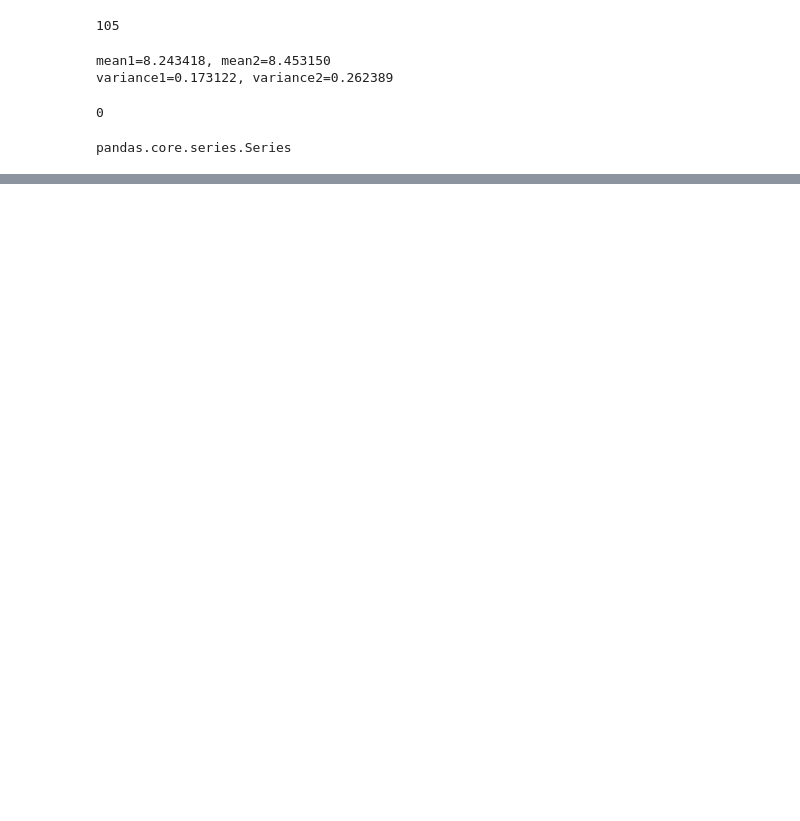
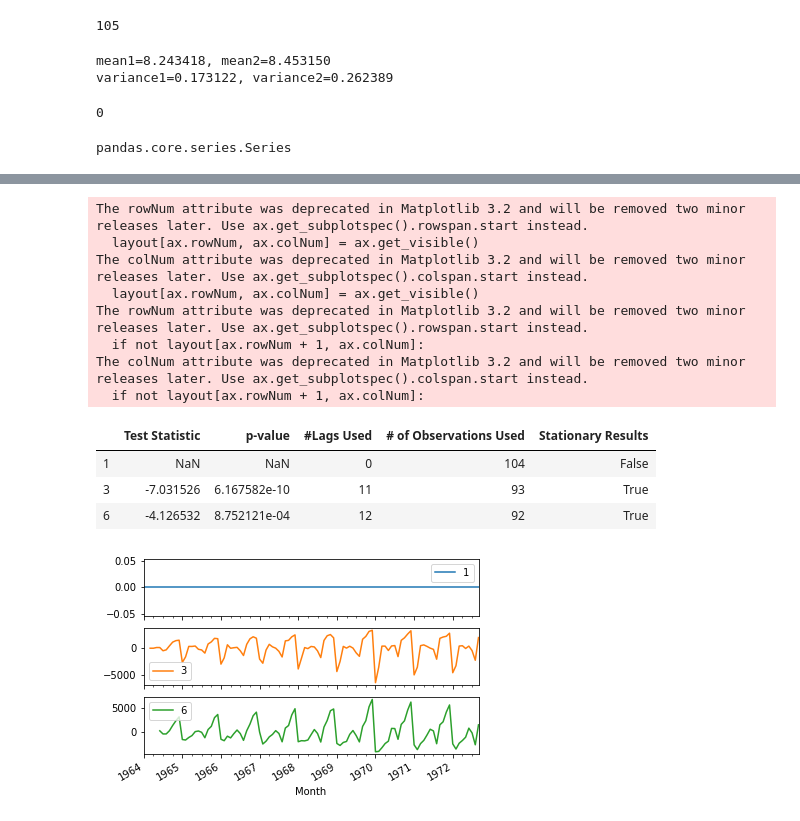
Before and after one commit to andiosika/timeseries, a Jupyter notebook: Champagne_TS.ipynb, the cells around one changed output, grey strips where cells are left out. Drawn from its saved outputs; the diff is of its cells as text; code cells hidden in the pictures; blank space fills up the shorter version.

```diff
--- a/Champagne_TS.ipynb
+++ b/Champagne_TS.ipynb
@@ -219,0 +305,5 @@ Critical Values:
+# %%
+## Get stationary results for each ts
+stationary_res = {}
+for col in DF.columns:
+    stationary_res[col] = adfuller_test_df(DF[col].bfill())
@@ -219,0 +323,29 @@ Critical Values:
+# %%
+
+df_window = pd.DataFrame()
+for window in [1,3,6]:
+    df_window[window] = ts - ts.rolling(window=window).mean()
+
+df_window.plot(subplots=True)
+## Get stationary results for each ts
+stationary_res = {}
+for col in df_window.columns:
+    stationary_res[col] = adfuller_test_df(df_window[col].bfill())
+## concatenate results
+res = pd.concat(stationary_res)
+res.index = [x[0] for x in res.index]
+res
+# %% [output]
+The rowNum attribute was deprecated in Matplotlib 3.2 and will be removed two minor releases later. Use ax.get_subplotspec().rowspan.start instead.
+  layout[ax.rowNum, ax.colNum] = ax.get_visible()
+The colNum attribute was deprecated in Matplotlib 3.2 and will be removed two minor releases later. Use ax.get_subplotspec().colspan.start instead.
+  layout[ax.rowNum, ax.colNum] = ax.get_visible()
+The rowNum attribute was deprecated in Matplotlib 3.2 and will be removed two minor releases later. Use ax.get_subplotspec().rowspan.start instead.
+  if not layout[ax.rowNum + 1, ax.colNum]:
+The colNum attribute was deprecated in Matplotlib 3.2 and will be removed two minor releases later. Use ax.get_subplotspec().colspan.start instead.
+  if not layout[ax.rowNum + 1, ax.colNum]:
+|  | Test Statistic | p-value | #Lags Used | # of Observations Used | Stationary Results |
+| 1 | NaN | NaN | 0 | 104 | False |
+| 3 | -7.031526 | 6.167582e-10 | 11 | 93 | True |
+| 6 | -4.126532 | 8.752121e-04 | 12 | 92 | True |
+[figure, added]
```
Also changed, not shown: parts of 46 cells of this notebook.
